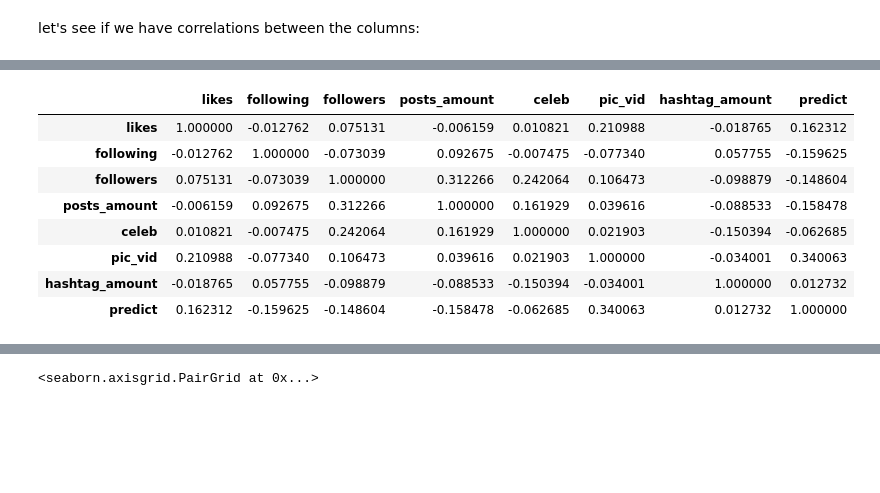
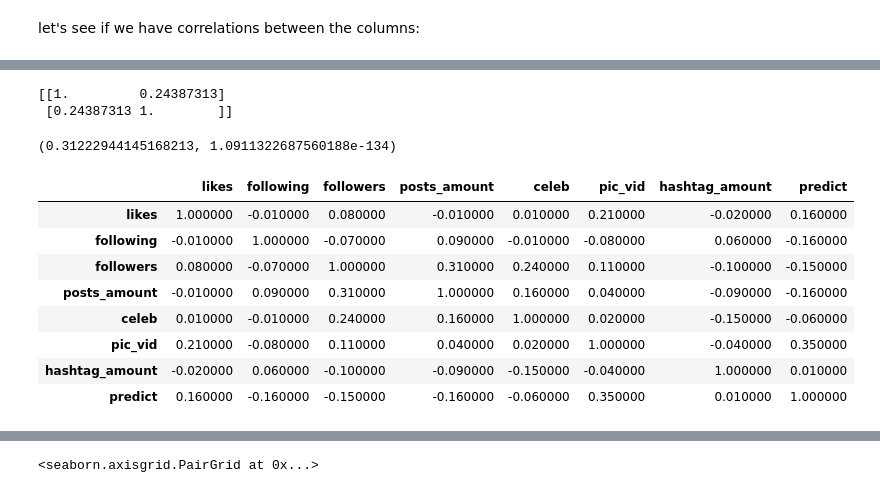
Before and after one commit to OrenPin/Instagram-Prediction---Data-Analysis, a Jupyter notebook: PostAnalysis.ipynb, the cells around one changed output, grey strips where cells are left out. Cells and saved outputs as stored; diff of their text form; code cells hidden in the pictures; blank space fills up the shorter version.

Commit message:
Changed corr and added checks

```diff
--- a/PostAnalysis.ipynb
+++ b/PostAnalysis.ipynb
@@ -267,16 +269,29 @@ df_dup_numeric
+# %%
+x_simple = df_dup_numeric['celeb']
+y_simple = df_dup_numeric['followers']
+my_rho = np.corrcoef(x_simple, y_simple)
+
+print(my_rho)
+# %% [output]
+[[1.         0.24387313]
+ [0.24387313 1.        ]]
+# %%
+stats.pearsonr(df_dup_numeric['followers'], df_dup_numeric['posts_amount'])
+# %% [output]
+(0.31222944145168213, 1.0911322687560188e-134)
 # %%
 corr = df_dup_numeric.corr()
-corr.style.background_gradient(cmap='coolwarm')
+round(corr,2).style.background_gradient(axis=None,cmap='YlOrRd')
 # %% [output]
 |  | likes | following | followers | posts_amount | celeb | pic_vid | hashtag_amount | predict |
-| likes | 1.000000 | -0.012762 | 0.075131 | -0.006159 | 0.010821 | 0.210988 | -0.018765 | 0.162312 |
-| following | -0.012762 | 1.000000 | -0.073039 | 0.092675 | -0.007475 | -0.077340 | 0.057755 | -0.159625 |
-| followers | 0.075131 | -0.073039 | 1.000000 | 0.312266 | 0.242064 | 0.106473 | -0.098879 | -0.148604 |
-| posts_amount | -0.006159 | 0.092675 | 0.312266 | 1.000000 | 0.161929 | 0.039616 | -0.088533 | -0.158478 |
-| celeb | 0.010821 | -0.007475 | 0.242064 | 0.161929 | 1.000000 | 0.021903 | -0.150394 | -0.062685 |
-| pic_vid | 0.210988 | -0.077340 | 0.106473 | 0.039616 | 0.021903 | 1.000000 | -0.034001 | 0.340063 |
-| hashtag_amount | -0.018765 | 0.057755 | -0.098879 | -0.088533 | -0.150394 | -0.034001 | 1.000000 | 0.012732 |
-| predict | 0.162312 | -0.159625 | -0.148604 | -0.158478 | -0.062685 | 0.340063 | 0.012732 | 1.000000 |
+| likes | 1.000000 | -0.010000 | 0.080000 | -0.010000 | 0.010000 | 0.210000 | -0.020000 | 0.160000 |
+| following | -0.010000 | 1.000000 | -0.070000 | 0.090000 | -0.010000 | -0.080000 | 0.060000 | -0.160000 |
+| followers | 0.080000 | -0.070000 | 1.000000 | 0.310000 | 0.240000 | 0.110000 | -0.100000 | -0.150000 |
+| posts_amount | -0.010000 | 0.090000 | 0.310000 | 1.000000 | 0.160000 | 0.040000 | -0.090000 | -0.160000 |
+| celeb | 0.010000 | -0.010000 | 0.240000 | 0.160000 | 1.000000 | 0.020000 | -0.150000 | -0.060000 |
+| pic_vid | 0.210000 | -0.080000 | 0.110000 | 0.040000 | 0.020000 | 1.000000 | -0.040000 | 0.350000 |
+| hashtag_amount | -0.020000 | 0.060000 | -0.100000 | -0.090000 | -0.150000 | -0.040000 | 1.000000 | 0.010000 |
+| predict | 0.160000 | -0.160000 | -0.150000 | -0.160000 | -0.060000 | 0.350000 | 0.010000 | 1.000000 |
 # %%
 # plot the correlation matrix
 sns.heatmap(df_dup_numeric.corr(), annot=True)
```
Also changed, not shown: parts of 14 cells of this notebook.
